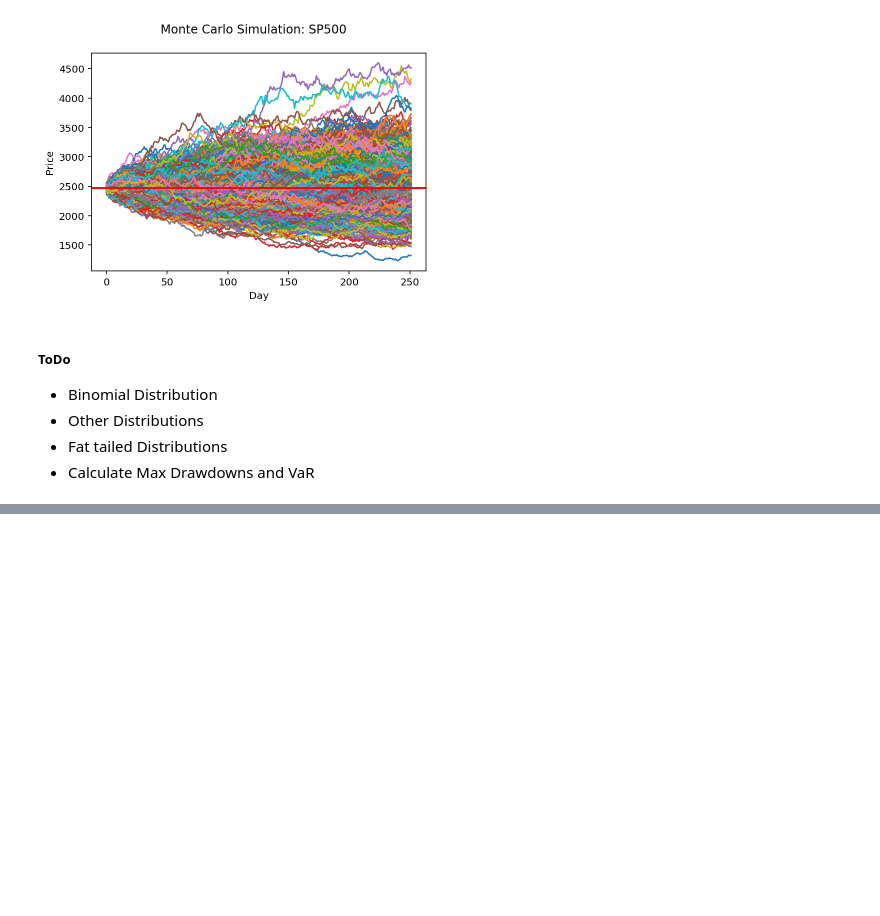
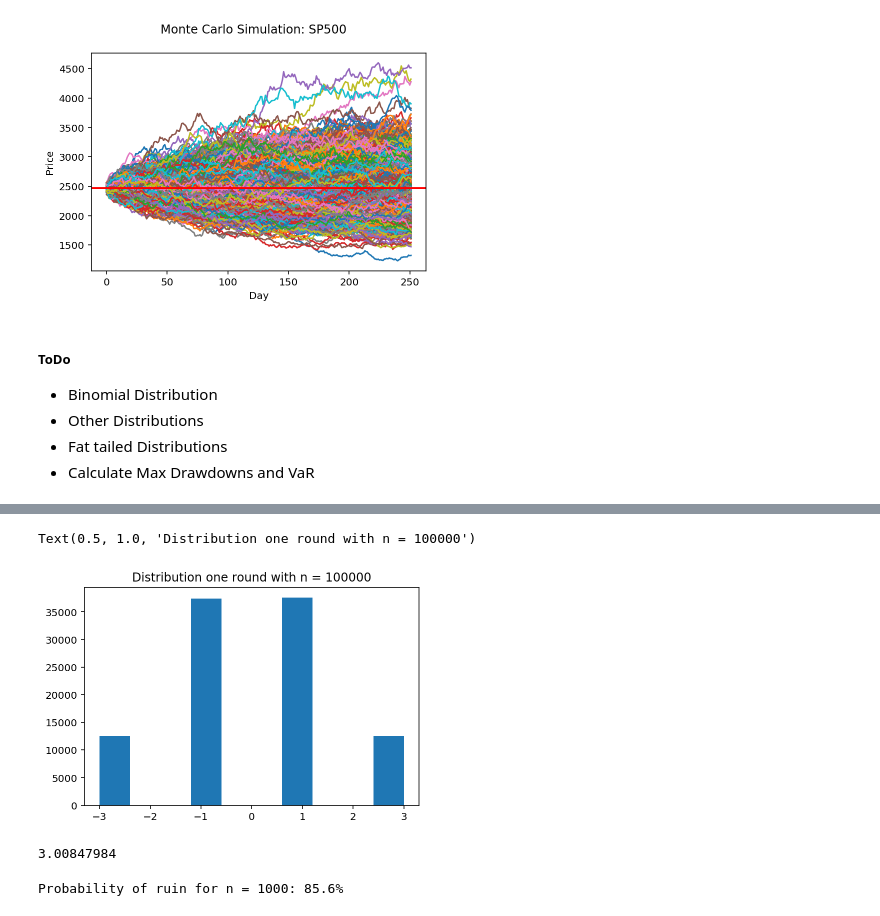
Before and after one commit to tobikuhlmann/monte-carlo-playground, a Jupyter notebook: monte_carlo_playground.ipynb, the cells around one changed output, grey strips where cells are left out. Cells and saved outputs as stored; diff of their text form; code cells hidden in the pictures; blank space fills up the shorter version.

Commit message:
add Gamblers ruin problem

```diff
--- a/monte_carlo_playground.ipynb
+++ b/monte_carlo_playground.ipynb
@@ -77,0 +134,40 @@ plt.show()
+# %%
+# probability of success
+p = 0.5
+# initial amount
+init_bal = 10
+# number of rounds
+no_rounds = 1000
+# number of simulations
+no_simulations = 100
+
+play_one_round_list = []
+
+for no_simulations in range(1, 100000+1):
+    gr = GamblersRuin(p=float(p), init_bal=int(init_bal))
+    res = gr.play_one_round()
+    play_one_round_list.append(res)
+
+plt.hist(play_one_round_list)
+plt.title(f'Distribution one round with n = {no_simulations}')
+# %% [output]
+Text(0.5, 1.0, 'Distribution one round with n = 100000')
+[figure, added]
+# %%
+np.var(play_one_round_list)
+# %% [output]
+3.00847984
+# %%
+gr = GamblersRuin(p=float(p), init_bal=int(init_bal))
+# simulate no_simulations number of gains
+gr.simulate(no_simulations=no_simulations, no_rounds=no_rounds)
+# find out number of ruins, with length < 100
+no_ruins = sum(len(list_elem) < no_rounds for list_elem in gr.simulation_results)
+# find out number of non-ruins
+no_non_ruins = sum(len(list_elem) == no_rounds for list_elem in gr.simulation_results)
+
+# calculate probability of ruin
+prob_ruin = no_ruins / (no_ruins + no_non_ruins)
+print(f"Probability of ruin for n = {len(gr.simulation_results)}: {prob_ruin * 100}%")
+# %% [output]
+Probability of ruin for n = 1000: 85.6%
```
Also changed, not shown: parts of 14 cells of this notebook, 1 other file.
